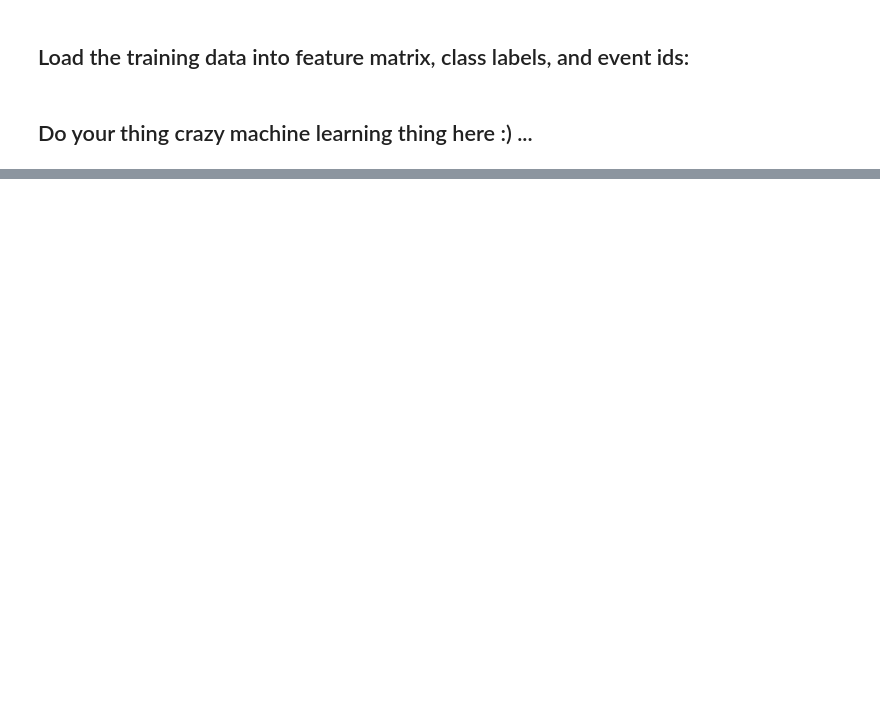
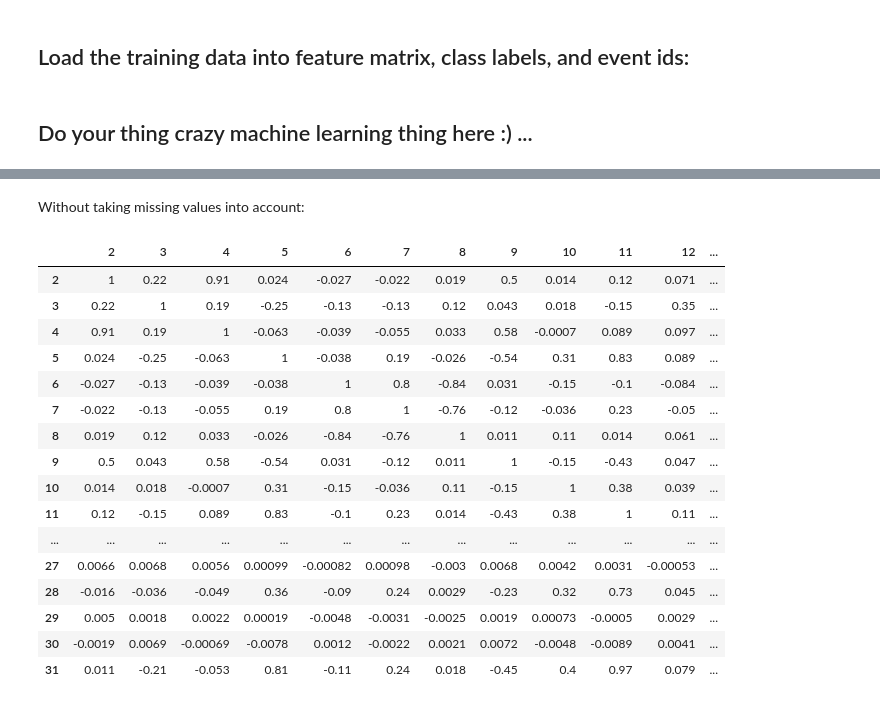
Before and after one commit to Krysis789/MLproject1, a Jupyter notebook: scripts/project1.ipynb, the cells around one changed output, grey strips where cells are left out. Saved outputs shown, nothing was run; the diff lists cells and outputs as text; code cells hidden in the pictures; blank space fills up the shorter version.

```diff
--- a/scripts/project1.ipynb
+++ b/scripts/project1.ipynb
@@ -18,0 +74,25 @@ y, tX, ids = load_csv_data(DATA_TRAIN_PATH)
+# %% [markdown]
+Without taking missing values into account:
+# %%
+data.replace(to_replace=-999, value= np.nan, inplace=True)
+corr = pd.DataFrame.corr(data)
+corr["to ignore"]=[-1]*30
+corr.style.background_gradient(cmap='coolwarm',axis=1).set_precision(2)
+# %% [output]
+|  | 2 | 3 | 4 | 5 | 6 | 7 | 8 | 9 | 10 | 11 | 12 | ... |
+| 2 | 1 | 0.22 | 0.91 | 0.024 | -0.027 | -0.022 | 0.019 | 0.5 | 0.014 | 0.12 | 0.071 | ... |
+| 3 | 0.22 | 1 | 0.19 | -0.25 | -0.13 | -0.13 | 0.12 | 0.043 | 0.018 | -0.15 | 0.35 | ... |
+| 4 | 0.91 | 0.19 | 1 | -0.063 | -0.039 | -0.055 | 0.033 | 0.58 | -0.0007 | 0.089 | 0.097 | ... |
+| 5 | 0.024 | -0.25 | -0.063 | 1 | -0.038 | 0.19 | -0.026 | -0.54 | 0.31 | 0.83 | 0.089 | ... |
+| 6 | -0.027 | -0.13 | -0.039 | -0.038 | 1 | 0.8 | -0.84 | 0.031 | -0.15 | -0.1 | -0.084 | ... |
+| 7 | -0.022 | -0.13 | -0.055 | 0.19 | 0.8 | 1 | -0.76 | -0.12 | -0.036 | 0.23 | -0.05 | ... |
+| 8 | 0.019 | 0.12 | 0.033 | -0.026 | -0.84 | -0.76 | 1 | 0.011 | 0.11 | 0.014 | 0.061 | ... |
+| 9 | 0.5 | 0.043 | 0.58 | -0.54 | 0.031 | -0.12 | 0.011 | 1 | -0.15 | -0.43 | 0.047 | ... |
+| 10 | 0.014 | 0.018 | -0.0007 | 0.31 | -0.15 | -0.036 | 0.11 | -0.15 | 1 | 0.38 | 0.039 | ... |
+| 11 | 0.12 | -0.15 | 0.089 | 0.83 | -0.1 | 0.23 | 0.014 | -0.43 | 0.38 | 1 | 0.11 | ... |
+| ... | ... | ... | ... | ... | ... | ... | ... | ... | ... | ... | ... | ... |
+| 27 | 0.0066 | 0.0068 | 0.0056 | 0.00099 | -0.00082 | 0.00098 | -0.003 | 0.0068 | 0.0042 | 0.0031 | -0.00053 | ... |
+| 28 | -0.016 | -0.036 | -0.049 | 0.36 | -0.09 | 0.24 | 0.0029 | -0.23 | 0.32 | 0.73 | 0.045 | ... |
+| 29 | 0.005 | 0.0018 | 0.0022 | 0.00019 | -0.0048 | -0.0031 | -0.0025 | 0.0019 | 0.00073 | -0.0005 | 0.0029 | ... |
+| 30 | -0.0019 | 0.0069 | -0.00069 | -0.0078 | 0.0012 | -0.0022 | 0.0021 | 0.0072 | -0.0048 | -0.0089 | 0.0041 | ... |
+| 31 | 0.011 | -0.21 | -0.053 | 0.81 | -0.11 | 0.24 | 0.018 | -0.45 | 0.4 | 0.97 | 0.079 | ... |
```
Also changed, not shown: parts of 9 cells of this notebook.
